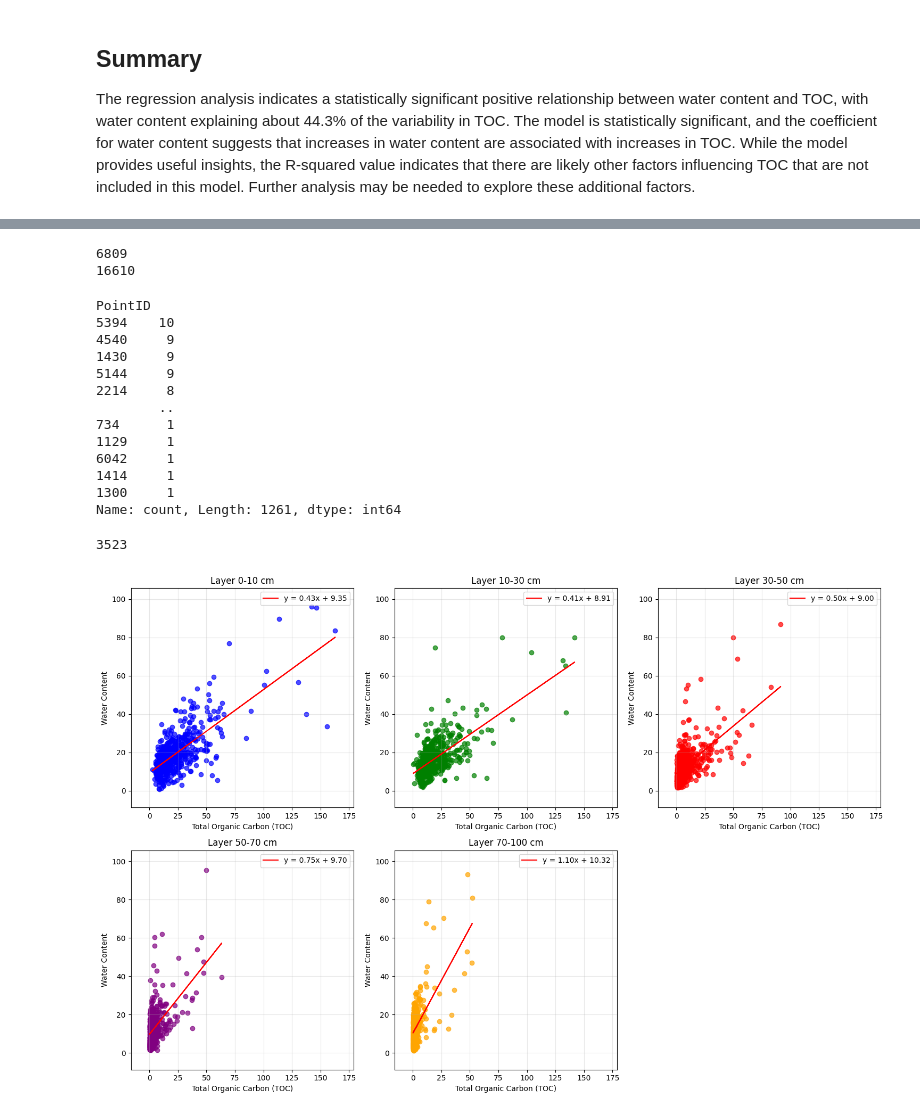
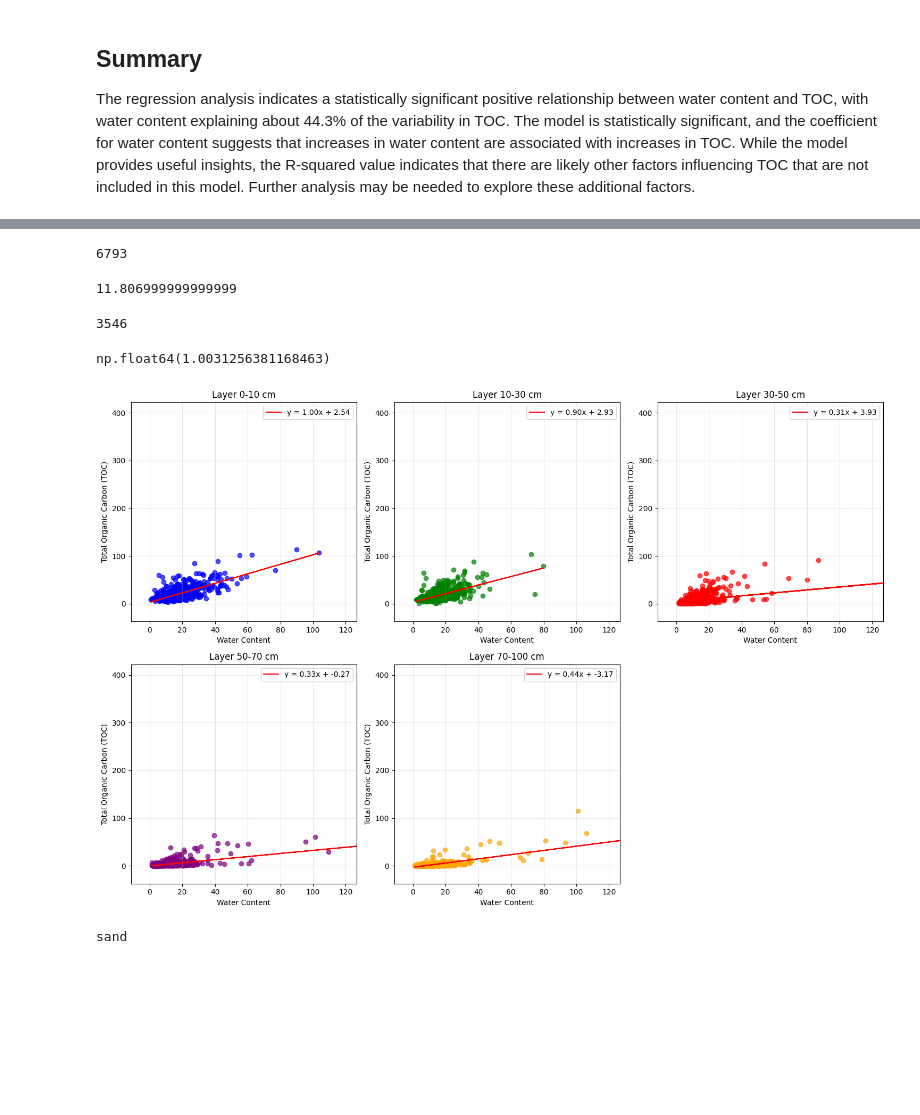
Before and after one commit to ostadsgo/cbm, a Jupyter notebook: DA-Carbon.ipynb, the cells around one changed output, grey strips where cells are left out. Cells and saved outputs as stored; diff of their text form; code cells hidden in the pictures; blank space fills up the shorter version.

```diff
--- a/DA-Carbon.ipynb
+++ b/DA-Carbon.ipynb
@@ -122,0 +387,17 @@ Correlation between TOC and Water Content: 0.63
+# %%
+
+# Create empty list to store results
+results = []
+all_soils = get_soils(df, soil_textures)
+all_soils_layers = {}
+
+for soil_name, df_soil in all_soils.items():
+    all_soils_layers[soil_name] = get_soil_layers(df_soil, soil_name, layer_group)
+
+
+for name, layers in all_soils_layers.items():
+    for layer_name, df_layer in layers.items():
+        results.append(calculate_r(df_layer["Water content"], df_layer["TOC"], name, layer_name))
+
+correlation_df = pd.DataFrame(results)
+correlation_df
@@ -349,36 +641,27 @@ print(correlation_results)
 df_city = df[df['County'].str.strip().isin(['BB', 'BY', 'NI'])]  # BB, BY, NI
 df_city.head()
 
+# filter only mineral soil
+df_city = df_city[df_city["TOC_percent"] < 12]
 print(len(df_city))
-print(len(df))
+df_city
+max(df_city["TOC_percent"])
 # %% [output]
-6809
-16610
+6793
+11.806999999999999
-# %%
-# PointId based on selected cities
-df_city["PointID"].value_counts()
-# %% [output]
-PointID
-5394    10
-4540     9
-1430     9
-5144     9
-2214     8
-        ..
-734      1
-1129     1
-6042     1
-1414     1
-1300     1
-Name: count, Length: 1261, dtype: int64
 # %%
 # Sand in different soli layer limit
 # -----------------------------------
 sand_texture = ["Ss", "Su2", "Sl2", "Sl3", "St2", "Su3", "Su4", "Slu", "Sl4", "St3", "fS", "fSms", "mS", "mSgs", "gS", "mSfs"]
 df_sand = df_city[df_city['Soil texture class'].str.strip().isin(sand_texture)]
+
+
 print(len(df_sand))
+df_sand = df_sand[df_sand["TOC_percent"] < 12]
+df_sand["TOC_percent"].mean()
 # %% [output]
-3523
+3546
+np.float64(1.0031256381168463)
 # %%
 import matplotlib.pyplot as plt
 import numpy as np
@@ -436,42 +719,45 @@ for i, (name, dfx) in enumerate(dfs):
     ax = axes[i]
 
     if len(dfx) > 0:  # Only plot if DataFrame is not empty
-        # Scatter plot
-        ax.scatter(dfx['TOC'], dfx['Water content'], color=colors[i], alpha=0.7)
+        # Scatter plot (swapped x and y)
+        ax.scatter(dfx['Water content'], dfx['TOC'], color=colors[i], alpha=0.7)
 
         # Calculate and plot linear regression if we have enough data points
         if len(dfx) > 1:
-            slope, intercept = np.polyfit(dfx['TOC'], dfx['Water content'], 1)
-            regression_line = slope * dfx['TOC'] + intercept
-            ax.plot(dfx['TOC'], regression_line, color='red',
+            # Swap x and y in the polyfit function
+            slope, intercept = np.polyfit(dfx['Water content'], dfx['TOC'], 1)
+            regression_line = slope * dfx['Water content'] + intercept
+            ax.plot(dfx['Water content'], regression_line, color='red',
                    label=f'y = {slope:.2f}x + {intercept:.2f}')
 
         ax.set_title(f'Layer {name.replace("_", "-")} cm')
-        ax.set_xlabel('Total Organic Carbon (TOC)')
-        ax.set_ylabel('Water Content')
+        ax.set_xlabel('Water Content')  # Now x-axis is Water Content
+        ax.set_ylabel('Total Organic Carbon (TOC)')  # Now y-axis is TOC
         ax.grid(True, alpha=0.3)
         ax.legend()
 
         # Set the same axis limits for all plots
         ax.set_xlim(x_min, x_max)
         ax.set_ylim(y_min, y_max)
     else:
         ax.text(0.5, 0.5, 'No data available', ha='center', va='center', transform=ax.transAxes)
         ax.set_title(f'Layer {name.replace("_", "-")} cm')
 
         # Set the same axis limits for all plots
         ax.set_xlim(x_min, x_max)
         ax.set_ylim(y_min, y_max)
 
 # Remove any empty subplots if we have fewer than 6 DataFrames
 if len(dfs) < len(axes):
     for j in range(len(dfs), len(axes)):
         fig.delaxes(axes[j])
 
 plt.tight_layout()
 plt.show()
+print("sand")
 # %% [output]
-[figure, old version]
+[figure, new version]
+sand
 # %%
 import statsmodels.api as sm
 import pandas as pd
```
Also changed, not shown: parts of 51 cells of this notebook, 3 other files.
